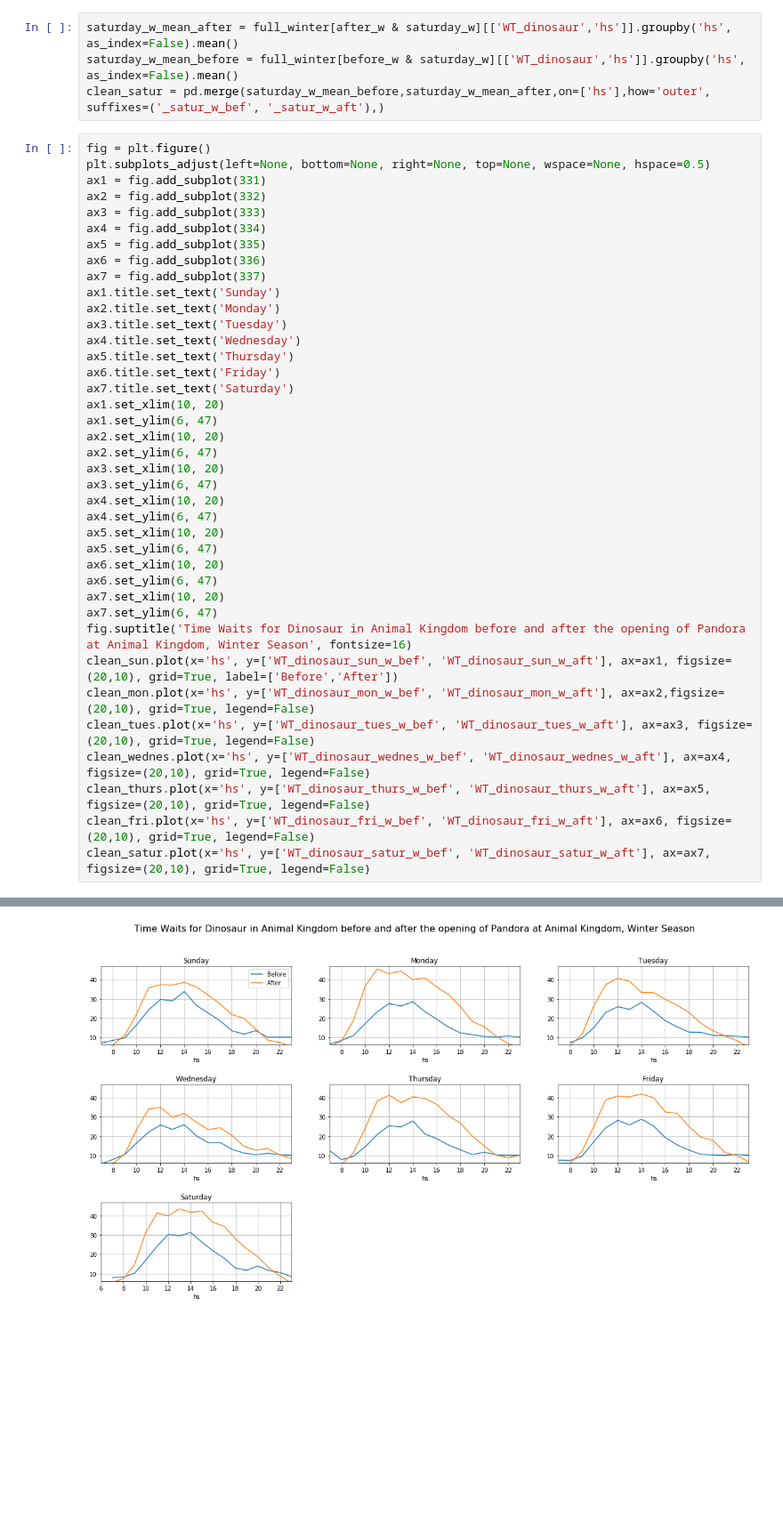
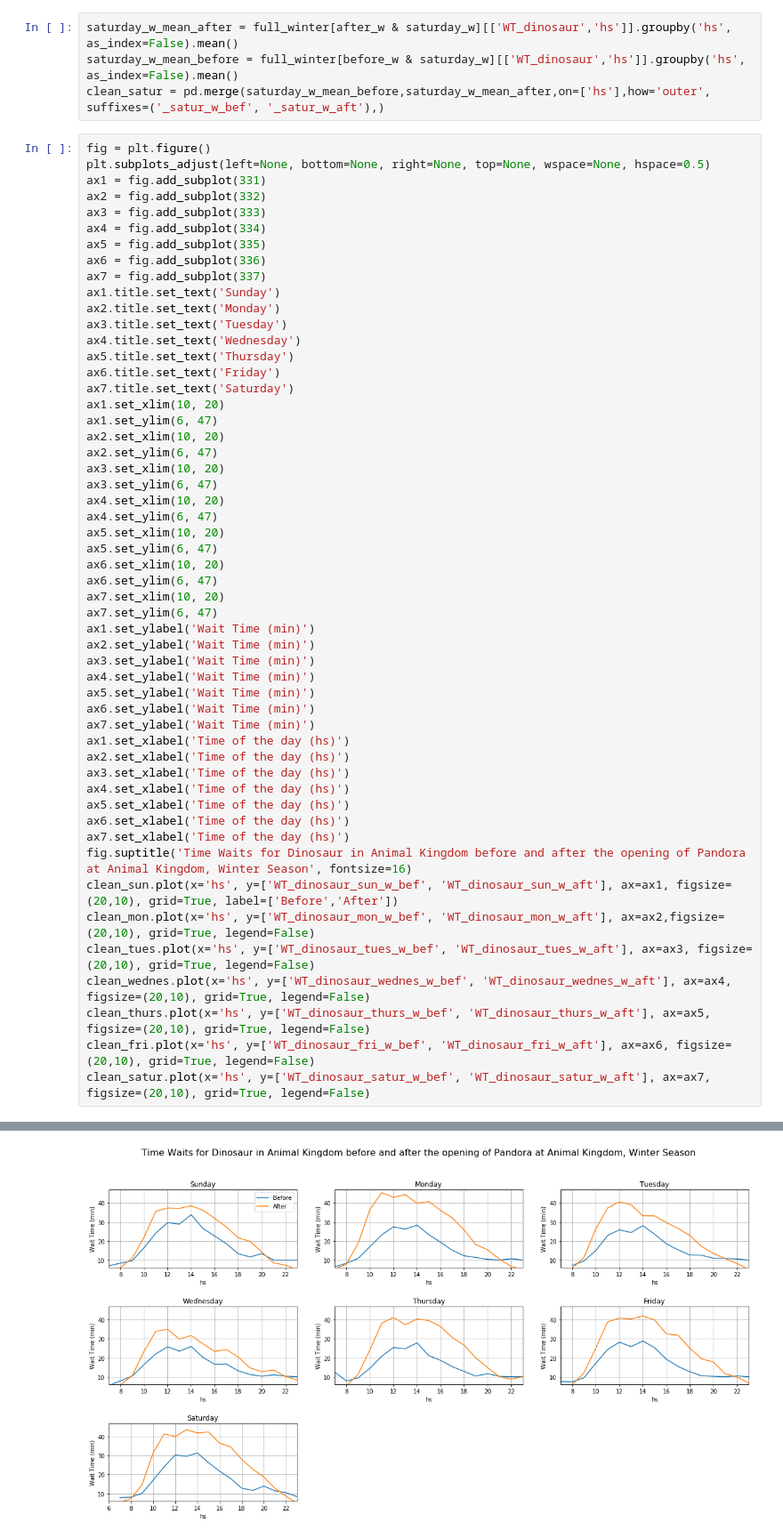
Before and after one commit to cnegrelli/Disney_Waiting_Times, a Jupyter notebook: TDIproject.ipynb, the cells around one changed output, grey strips where cells are left out. Shown at 89% size. Cells and saved outputs as stored; diff of their text form; blank space fills up the shorter version.

```diff
--- a/TDIproject.ipynb
+++ b/TDIproject.ipynb
@@ -430,31 +430,45 @@ ax1.title.set_text('Sunday')
 ax2.title.set_text('Monday')
 ax3.title.set_text('Tuesday')
 ax4.title.set_text('Wednesday')
 ax5.title.set_text('Thursday')
 ax6.title.set_text('Friday')
 ax7.title.set_text('Saturday')
 ax1.set_xlim(10, 20)
 ax1.set_ylim(6, 47)
 ax2.set_xlim(10, 20)
 ax2.set_ylim(6, 47)
 ax3.set_xlim(10, 20)
 ax3.set_ylim(6, 47)
 ax4.set_xlim(10, 20)
 ax4.set_ylim(6, 47)
 ax5.set_xlim(10, 20)
 ax5.set_ylim(6, 47)
 ax6.set_xlim(10, 20)
 ax6.set_ylim(6, 47)
 ax7.set_xlim(10, 20)
 ax7.set_ylim(6, 47)
+ax1.set_ylabel('Wait Time (min)')
+ax2.set_ylabel('Wait Time (min)')
+ax3.set_ylabel('Wait Time (min)')
+ax4.set_ylabel('Wait Time (min)')
+ax5.set_ylabel('Wait Time (min)')
+ax6.set_ylabel('Wait Time (min)')
+ax7.set_ylabel('Wait Time (min)')
+ax1.set_xlabel('Time of the day (hs)')
+ax2.set_xlabel('Time of the day (hs)')
+ax3.set_xlabel('Time of the day (hs)')
+ax4.set_xlabel('Time of the day (hs)')
+ax5.set_xlabel('Time of the day (hs)')
+ax6.set_xlabel('Time of the day (hs)')
+ax7.set_xlabel('Time of the day (hs)')
 fig.suptitle('Time Waits for Dinosaur in Animal Kingdom before and after the opening of Pandora at Animal Kingdom, Winter Season', fontsize=16)
 clean_sun.plot(x='hs', y=['WT_dinosaur_sun_w_bef', 'WT_dinosaur_sun_w_aft'], ax=ax1, figsize=(20,10), grid=True, label=['Before','After'])
 clean_mon.plot(x='hs', y=['WT_dinosaur_mon_w_bef', 'WT_dinosaur_mon_w_aft'], ax=ax2,figsize=(20,10), grid=True, legend=False)
 clean_tues.plot(x='hs', y=['WT_dinosaur_tues_w_bef', 'WT_dinosaur_tues_w_aft'], ax=ax3, figsize=(20,10), grid=True, legend=False)
 clean_wednes.plot(x='hs', y=['WT_dinosaur_wednes_w_bef', 'WT_dinosaur_wednes_w_aft'], ax=ax4, figsize=(20,10), grid=True, legend=False)
 clean_thurs.plot(x='hs', y=['WT_dinosaur_thurs_w_bef', 'WT_dinosaur_thurs_w_aft'], ax=ax5, figsize=(20,10), grid=True, legend=False)
 clean_fri.plot(x='hs', y=['WT_dinosaur_fri_w_bef', 'WT_dinosaur_fri_w_aft'], ax=ax6, figsize=(20,10), grid=True, legend=False)
 clean_satur.plot(x='hs', y=['WT_dinosaur_satur_w_bef', 'WT_dinosaur_satur_w_aft'], ax=ax7, figsize=(20,10), grid=True, legend=False)
 # %% [output]
 <matplotlib.axes._subplots.AxesSubplot at 0x...>
-[figure, old version]
+[figure, new version]
```
Also changed, not shown: parts of 14 cells of this notebook.
